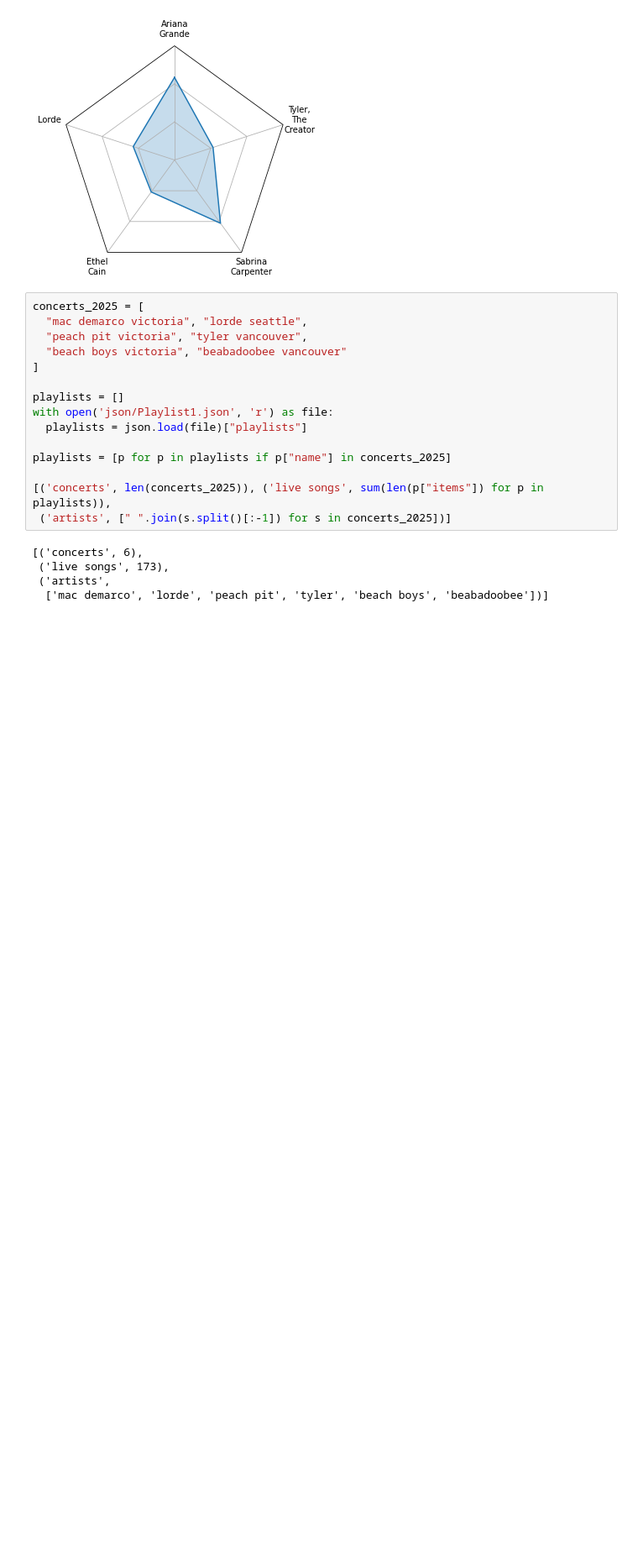
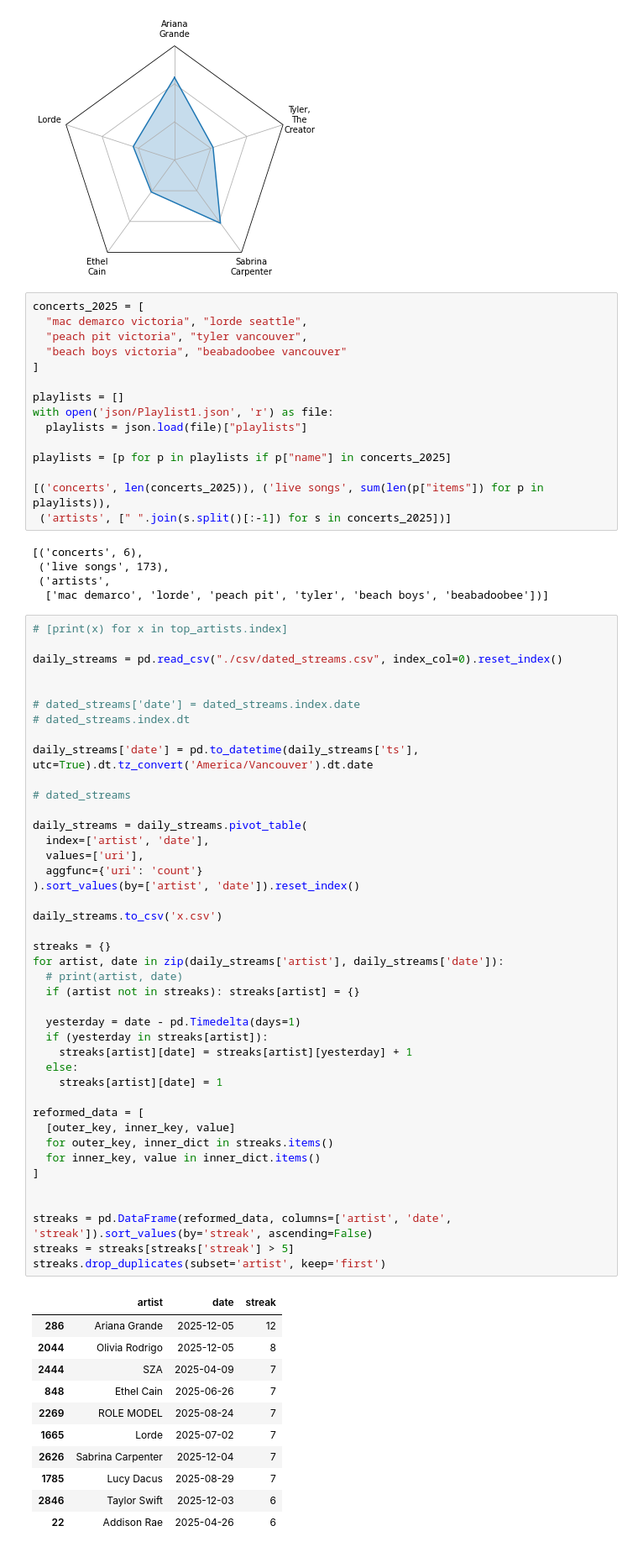
Before and after one commit to zakwht/spotify, a Jupyter notebook: artists.ipynb, the cells around one changed output. Shown at 84% size. Drawn from its saved outputs; the diff is of its cells as text; blank space fills up the shorter version.

```diff
--- a/artists.ipynb
+++ b/artists.ipynb
@@ -222,3 +222,57 @@ playlists = [p for p in playlists if p["name"] in concerts_2025]
  ('live songs', 173),
  ('artists',
   ['mac demarco', 'lorde', 'peach pit', 'tyler', 'beach boys', 'beabadoobee'])]
+# %%
+# [print(x) for x in top_artists.index]
+
+daily_streams = pd.read_csv("./csv/dated_streams.csv", index_col=0).reset_index()
+
+
+# dated_streams['date'] = dated_streams.index.date
+# dated_streams.index.dt
+
+daily_streams['date'] = pd.to_datetime(daily_streams['ts'], utc=True).dt.tz_convert('America/Vancouver').dt.date
+
+# dated_streams
+
+daily_streams = daily_streams.pivot_table(
+  index=['artist', 'date'],
+  values=['uri'],
+  aggfunc={'uri': 'count'}
+).sort_values(by=['artist', 'date']).reset_index()
+
+daily_streams.to_csv('x.csv')
+
+streaks = {}
+for artist, date in zip(daily_streams['artist'], daily_streams['date']):
+  # print(artist, date)
+  if (artist not in streaks): streaks[artist] = {}
+
+  yesterday = date - pd.Timedelta(days=1)
+  if (yesterday in streaks[artist]):
+    streaks[artist][date] = streaks[artist][yesterday] + 1
+  else:
+    streaks[artist][date] = 1
+
+reformed_data = [
+  [outer_key, inner_key, value]
+  for outer_key, inner_dict in streaks.items()
+  for inner_key, value in inner_dict.items()
+]
+
+
+streaks = pd.DataFrame(reformed_data, columns=['artist', 'date', 'streak']).sort_values(by='streak', ascending=False)
+streaks = streaks[streaks['streak'] > 5]
+streaks.drop_duplicates(subset='artist', keep='first')
+# %% [output]
+|  | artist | date | streak |
+| 286 | Ariana Grande | 2025-12-05 | 12 |
+| 2044 | Olivia Rodrigo | 2025-12-05 | 8 |
+| 2444 | SZA | 2025-04-09 | 7 |
+| 848 | Ethel Cain | 2025-06-26 | 7 |
+| 2269 | ROLE MODEL | 2025-08-24 | 7 |
+| 1665 | Lorde | 2025-07-02 | 7 |
+| 2626 | Sabrina Carpenter | 2025-12-04 | 7 |
+| 1785 | Lucy Dacus | 2025-08-29 | 7 |
+| 2846 | Taylor Swift | 2025-12-03 | 6 |
+| 22 | Addison Rae | 2025-04-26 | 6 |
```
Also changed, not shown: 3 other files.
